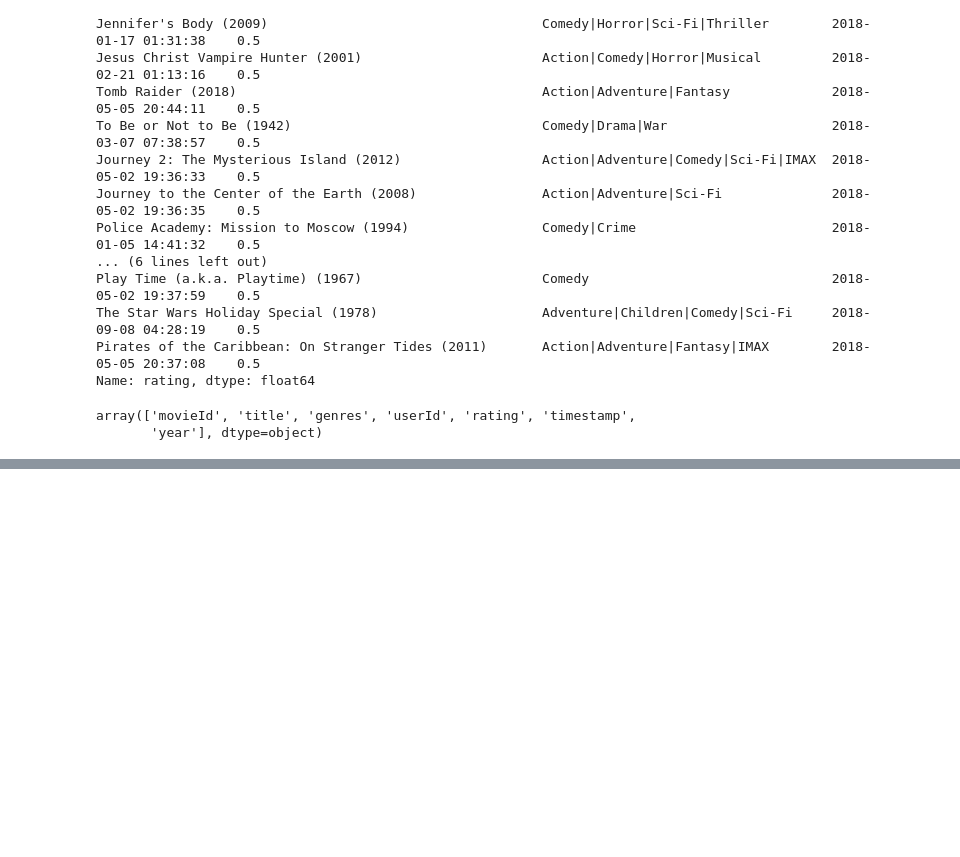
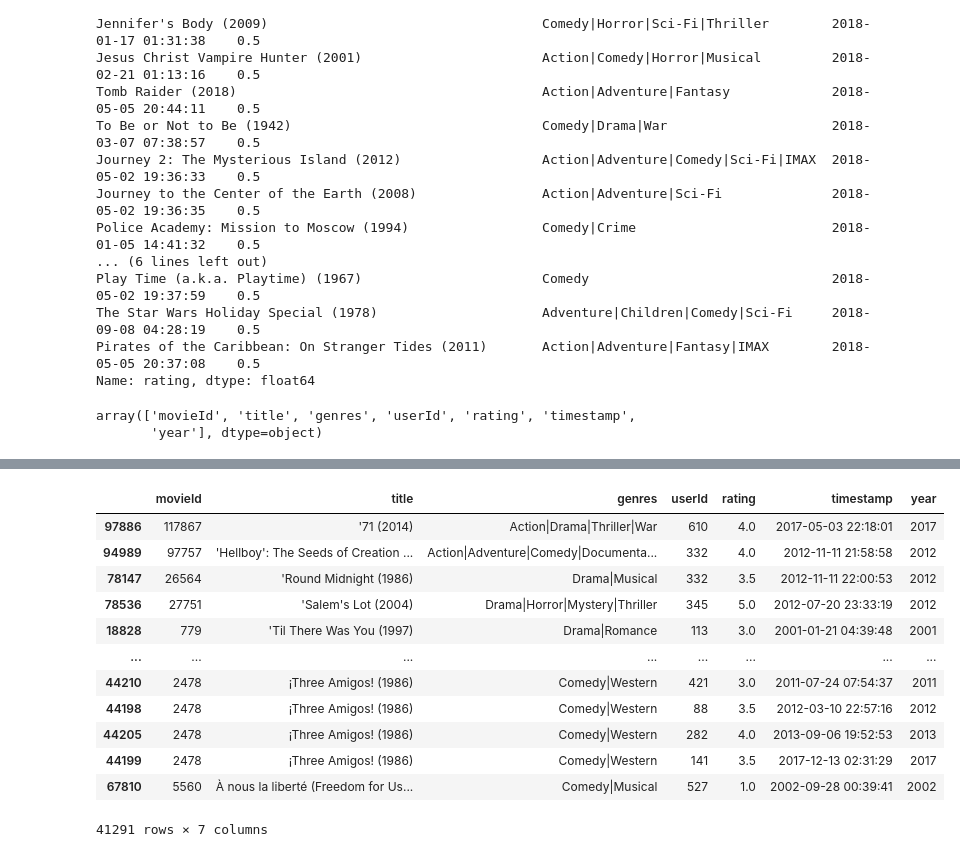
Before and after one commit to JavierFigueroa21/MovieLens-trabajo-en-clase, a Jupyter notebook: Tarea3/T3_JavierContreras.ipynb, the cells around one changed output, grey strips where cells are left out. Cells and saved outputs as stored; diff of their text form; code cells hidden in the pictures; blank space fills up the shorter version.

```diff
--- a/Tarea3/T3_JavierContreras.ipynb
+++ b/Tarea3/T3_JavierContreras.ipynb
@@ -343,0 +368,21 @@ array(['movieId', 'title', 'genres', 'userId', 'rating', 'timestamp',
+# %%
+# ¿Cuáles son las películas con más antiguedad?
+old_year_movies = data.groupby(["title", "year"])["year"].idxmin()
+
+old_movies = data.loc[old_year_movies]
+
+old_movies
+# %% [output]
+|  | movieId | title | genres | userId | rating | timestamp | year |
+| 97886 | 117867 | '71 (2014) | Action|Drama|Thriller|War | 610 | 4.0 | 2017-05-03 22:18:01 | 2017 |
+| 94989 | 97757 | 'Hellboy': The Seeds of Creation ... | Action|Adventure|Comedy|Documenta... | 332 | 4.0 | 2012-11-11 21:58:58 | 2012 |
+| 78147 | 26564 | 'Round Midnight (1986) | Drama|Musical | 332 | 3.5 | 2012-11-11 22:00:53 | 2012 |
+| 78536 | 27751 | 'Salem's Lot (2004) | Drama|Horror|Mystery|Thriller | 345 | 5.0 | 2012-07-20 23:33:19 | 2012 |
+| 18828 | 779 | 'Til There Was You (1997) | Drama|Romance | 113 | 3.0 | 2001-01-21 04:39:48 | 2001 |
+| ... | ... | ... | ... | ... | ... | ... | ... |
+| 44210 | 2478 | ¡Three Amigos! (1986) | Comedy|Western | 421 | 3.0 | 2011-07-24 07:54:37 | 2011 |
+| 44198 | 2478 | ¡Three Amigos! (1986) | Comedy|Western | 88 | 3.5 | 2012-03-10 22:57:16 | 2012 |
+| 44205 | 2478 | ¡Three Amigos! (1986) | Comedy|Western | 282 | 4.0 | 2013-09-06 19:52:53 | 2013 |
+| 44199 | 2478 | ¡Three Amigos! (1986) | Comedy|Western | 141 | 3.5 | 2017-12-13 02:31:29 | 2017 |
+| 67810 | 5560 | À nous la liberté (Freedom for Us... | Comedy|Musical | 527 | 1.0 | 2002-09-28 00:39:41 | 2002 |
+41291 rows × 7 columns
```
Also changed, not shown: parts of 10 cells of this notebook.
